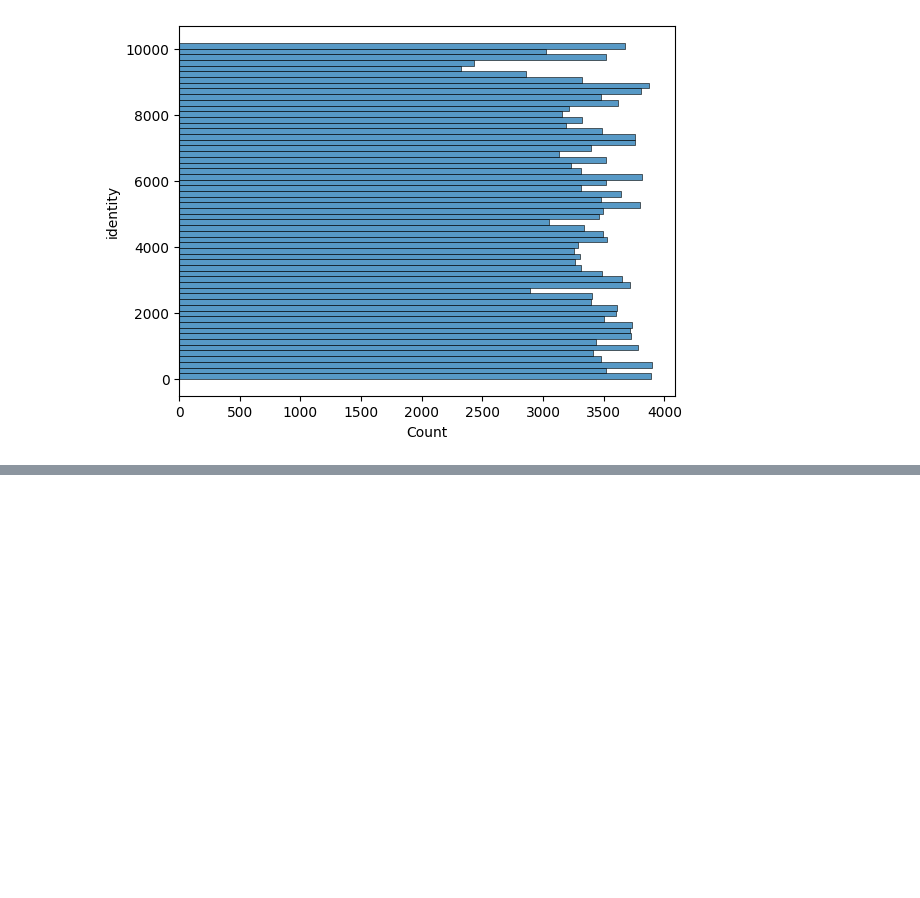
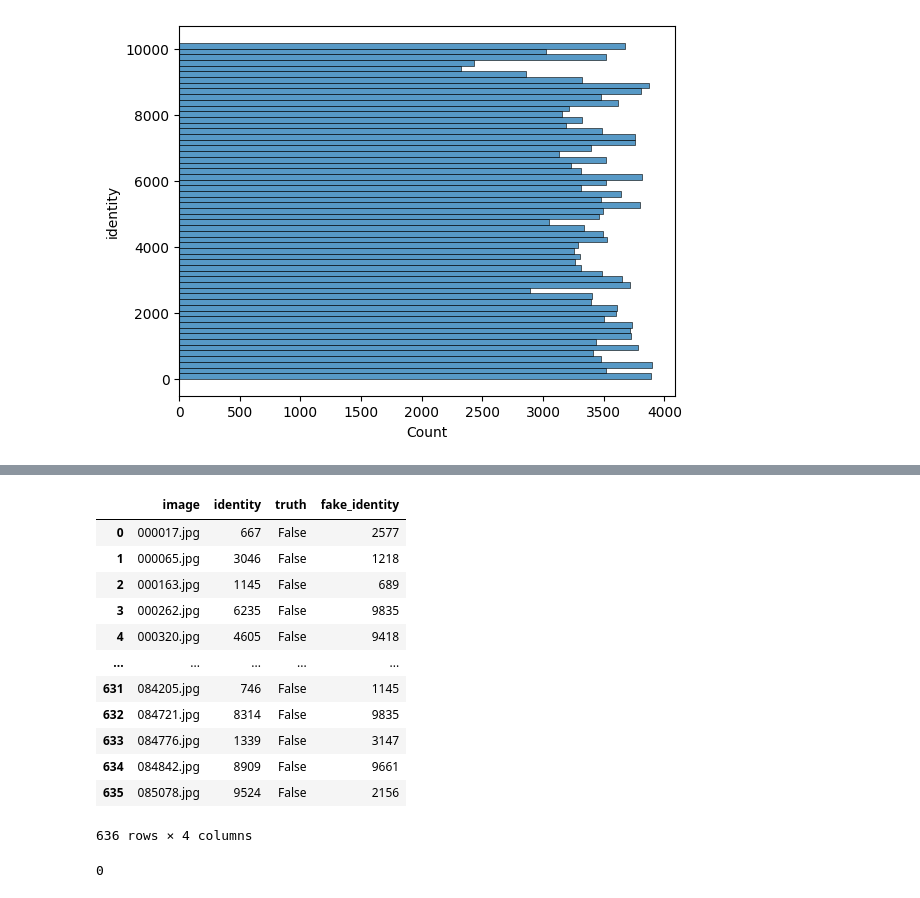
Before and after one commit to jamnicki/biometrics-lab, a Jupyter notebook: dataset.ipynb, the cells around one changed output, grey strips where cells are left out. Cells and saved outputs as stored; diff of their text form; code cells hidden in the pictures; blank space fills up the shorter version.

```diff
--- a/dataset.ipynb
+++ b/dataset.ipynb
@@ -217,0 +93,7 @@ Std of False Positives: 0.0000
+# %%
+# registration_df = dataset_df.groupby("identity").sample(1, random_state=SEED).reset_index(drop=True)
+# registration_df.to_csv("./data/registration.csv", index=False)
+
+registration_df = pd.read_csv("./data/registration.csv")
+
+registration_df
@@ -217,0 +156,4 @@ Std of False Positives: 0.0000
+# %%
+df_wthout_registration = dataset_df[~dataset_df["image"].isin(registration_df["image"])]
+df_wthout_registration["truth"] = True
+df_wthout_registration
@@ -217,0 +174,35 @@ Std of False Positives: 0.0000
+# %%
+n = 645
+
+fake_identities = df_wthout_registration[:n].copy()
+
+identities_2half = df_wthout_registration[n:2*n]["identity"].tolist()
+random.shuffle(identities_2half)
+
+fake_identities["fake_identity"] = identities_2half
+fake_identities["truth"] = fake_identities["fake_identity"] == fake_identities["identity"]
+fake_identities = fake_identities[fake_identities["truth"] == False].copy()
+
+fake_identities.to_csv("./data/fake_identities.csv", index=False)
+
+fake_identities = pd.read_csv("./data/fake_identities.csv")
+
+fake_identities
+# %% [output]
+|  | image | identity | truth | fake_identity |
+| 0 | 000017.jpg | 667 | False | 2577 |
+| 1 | 000065.jpg | 3046 | False | 1218 |
+| 2 | 000163.jpg | 1145 | False | 689 |
+| 3 | 000262.jpg | 6235 | False | 9835 |
+| 4 | 000320.jpg | 4605 | False | 9418 |
+| ... | ... | ... | ... | ... |
+| 631 | 084205.jpg | 746 | False | 1145 |
+| 632 | 084721.jpg | 8314 | False | 9835 |
+| 633 | 084776.jpg | 1339 | False | 3147 |
+| 634 | 084842.jpg | 8909 | False | 9661 |
+| 635 | 085078.jpg | 9524 | False | 2156 |
+636 rows × 4 columns
+# %%
+fake_identities.truth.sum()
+# %% [output]
+0
```
Also changed, not shown: parts of 24 cells of this notebook, 8 other files.
